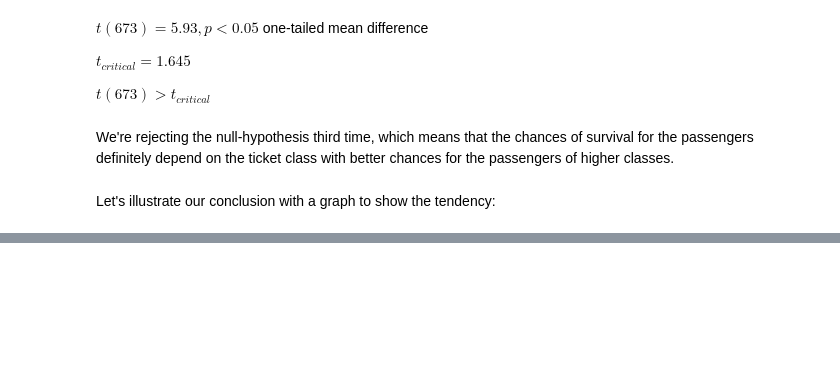
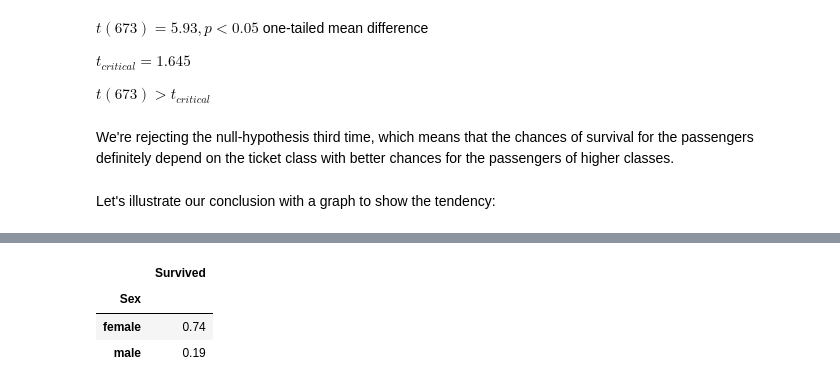
Before and after one commit to gazike/data-analyst-nanodegree, a Jupyter notebook: P2_Titanic/titanic-report.ipynb, the cells around one changed output, grey strips where cells are left out. Cells and saved outputs as stored; diff of their text form; code cells hidden in the pictures; blank space fills up the shorter version.

```diff
--- a/P2_Titanic/titanic-report.ipynb
+++ b/P2_Titanic/titanic-report.ipynb
@@ -45,8 +45,11 @@ nans_by_column
 # %% [markdown]
 _Age_, _Cabin_ and _Embarked_ columns contain NaN values. Let's transform these values to percentage:
 # %%
+def round2(x):
+    return round(x, 2)
+
 nans_percent_by_column = nans_by_column[['Age', 'Cabin', 'Embarked']]\
-    .applymap(lambda nans_count: round(float(nans_count) / rows_number * 100, 2))
+    .applymap(lambda nans_count: round2(float(nans_count) / rows_number * 100))
 nans_percent_by_column
 # %% [output]
 |  | Age | Cabin | Embarked |
@@ -191,0 +196,8 @@ plt.xlabel("Ticket class")
+# %%
+survived_by_sex = passengers.groupby('Sex')[['Survived']]
+survived_by_sex.mean().apply(round2)
+# %% [output]
+|  | Survived |
+| Sex |  |
+| female | 0.74 |
+| male | 0.19 |
```
Also changed, not shown: parts of 13 cells of this notebook.
